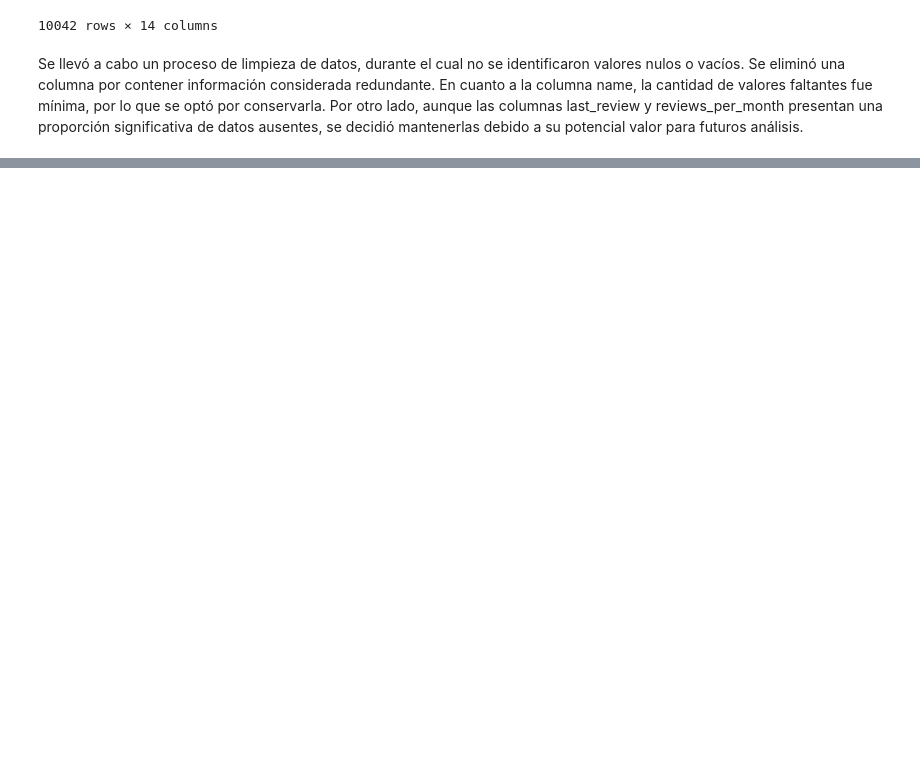
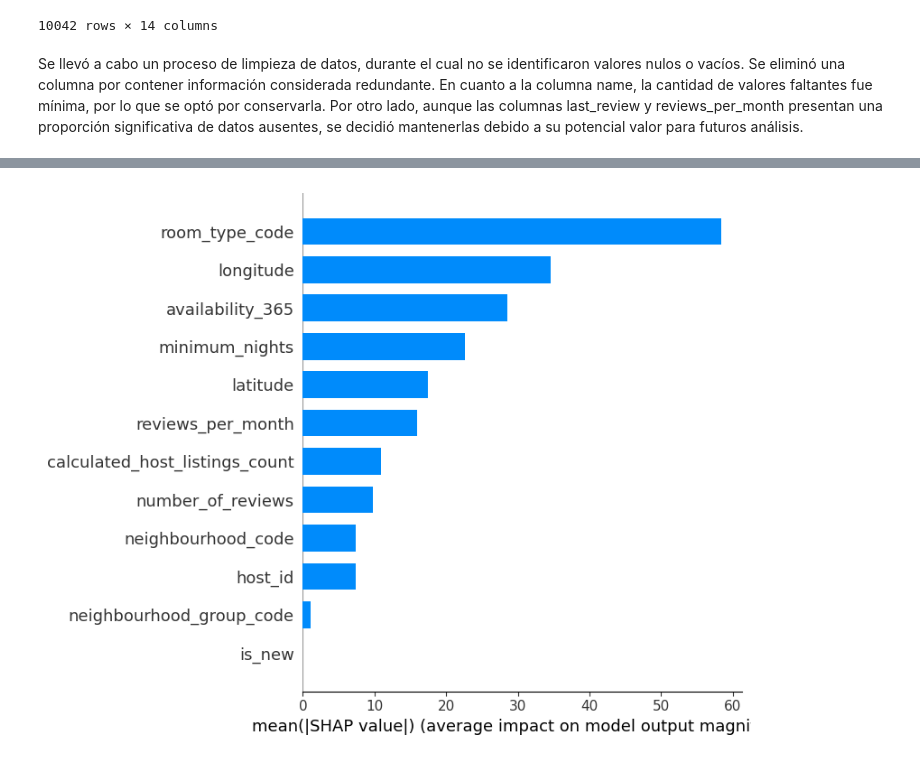
Before and after one commit to 4GeeksAcademy/carlos060495-intro-ml, a Jupyter notebook: src/00-eda.ipynb, the cells around one changed output, grey strips where cells are left out. Saved outputs shown, nothing was run; the diff lists cells and outputs as text; code cells hidden in the pictures; blank space fills up the shorter version.

```diff
--- a/src/00-eda.ipynb
+++ b/src/00-eda.ipynb
@@ -107,0 +251,3 @@ Se llevó a cabo un proceso de limpieza de datos, durante el cual no se identifi
+# %%
+encoder = LabelEncoder()
+X_train['neighbourhood_code'] = encoder.fit_transform(X_train['neighbourhood'])
@@ -107,0 +283,5 @@ Se llevó a cabo un proceso de limpieza de datos, durante el cual no se identifi
+# %%
+iso = IsolationForest(random_state=123)
+X_num = X_train.select_dtypes(include=['int64', 'float64'])
+df_num = X_train.copy()
+df_num['outlier_flag'] = iso.fit_predict(X_num)
@@ -107,0 +325,4 @@ Se llevó a cabo un proceso de limpieza de datos, durante el cual no se identifi
+# %%
+X_train1, X_val, y_train1, y_val = train_test_split(X_num, y_train, test_size=0.2, random_state=42)
+
+model_xgb = XGBRegressor(objective='reg:squarederror', random_state=42).fit(X_train1, y_train1)
@@ -107,0 +350,5 @@ Se llevó a cabo un proceso de limpieza de datos, durante el cual no se identifi
+# %%
+model_lgbm = lgb.LGBMRegressor(random_state=42, n_jobs=-1).fit(X_train1, y_train1)
+
+explainer = shap.Explainer(model_lgbm, X_val)   # usa el mismo X_val
+shap_vals = explainer.shap_values(X_val, check_additivity=False)
@@ -107,0 +380,4 @@ Se llevó a cabo un proceso de limpieza de datos, durante el cual no se identifi
+# %%
+shap.summary_plot(shap_vals, X_val, plot_type="bar")
+# %% [output]
+[figure, added]
```
Also changed, not shown: parts of 32 cells of this notebook.
